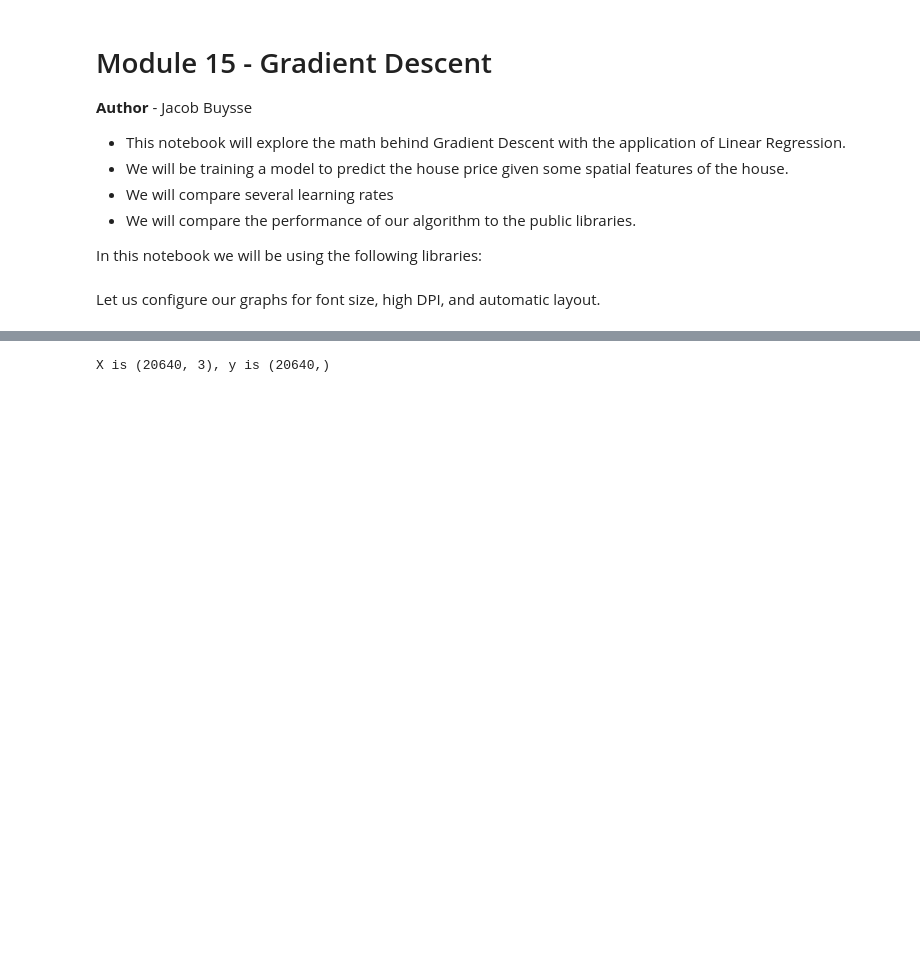
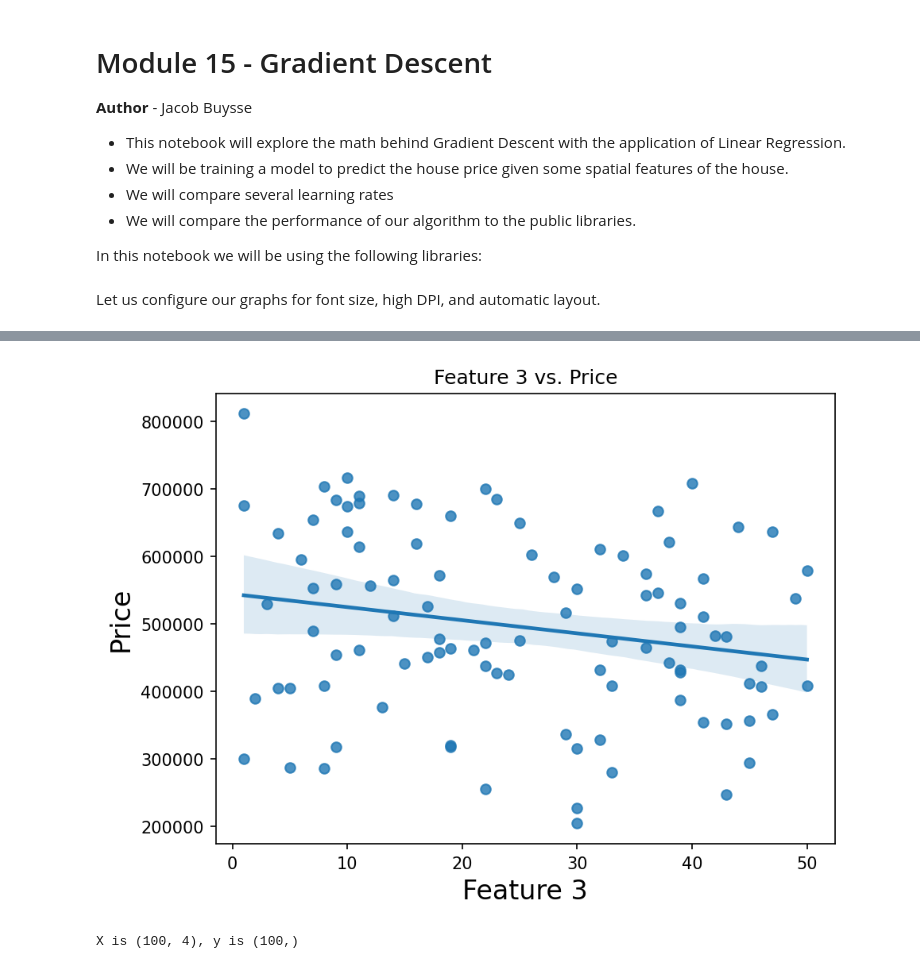
Before and after one commit to jmfb/mth5810-m15grad, a Jupyter notebook: m15grad.ipynb, the cells around one changed output, grey strips where cells are left out. Saved outputs shown, nothing was run; the diff lists cells and outputs as text; code cells hidden in the pictures; blank space fills up the shorter version.

```diff
--- a/m15grad.ipynb
+++ b/m15grad.ipynb
@@ -48,9 +75,15 @@ df
+# %%
+plot = sns.regplot(x=df.f3, y=df.price)
+plot.set(title='Feature 3 vs. Price', xlabel='Feature 3', ylabel='Price')
+plt.show()
+# %% [output]
+[figure, added]
 # %%
-X = df[['bias', 'AveRooms', 'AveBedrms']].values
+X = df[['bias', 'f1', 'f2', 'f3']].values
 y = df.price.values
 print(f"X is {X.shape}, y is {y.shape}")
 # %% [output]
-X is (20640, 3), y is (20640,)
+X is (100, 4), y is (100,)
 # %%
 m = y.shape[0]
 n = X.shape[1]
```
Also changed, not shown: parts of 16 cells of this notebook.
